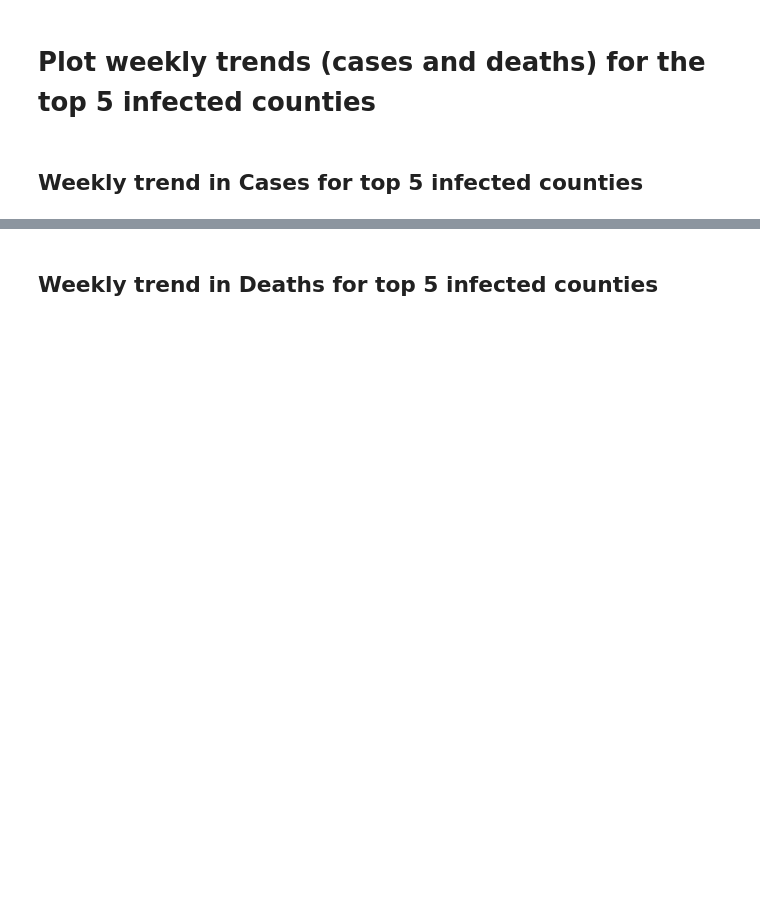
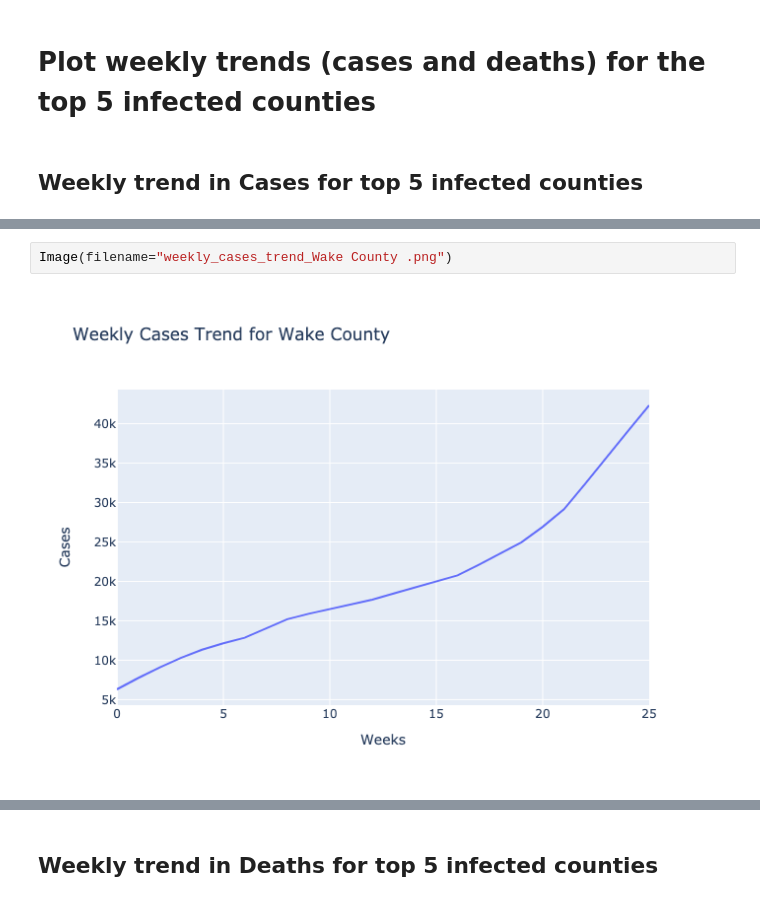
Before and after one commit to usman-z/CSC_405, a Jupyter notebook: UZ/Project Stage II/Usman Zia.ipynb, the cells around one changed output, grey strips where cells are left out. Cells and saved outputs as stored; diff of their text form; blank space fills up the shorter version.

```diff
--- a/UZ/Project Stage II/Usman Zia.ipynb
+++ b/UZ/Project Stage II/Usman Zia.ipynb
@@ -519,0 +626,4 @@ See the caveats in the documentation: https://pandas.pydata.org/pandas-docs/stab
+# %%
+Image(filename="weekly_cases_trend_Wake County .png")
+# %% [output]
+[figure, added]
```
Also changed, not shown: parts of 41 cells of this notebook, 20 other files.
